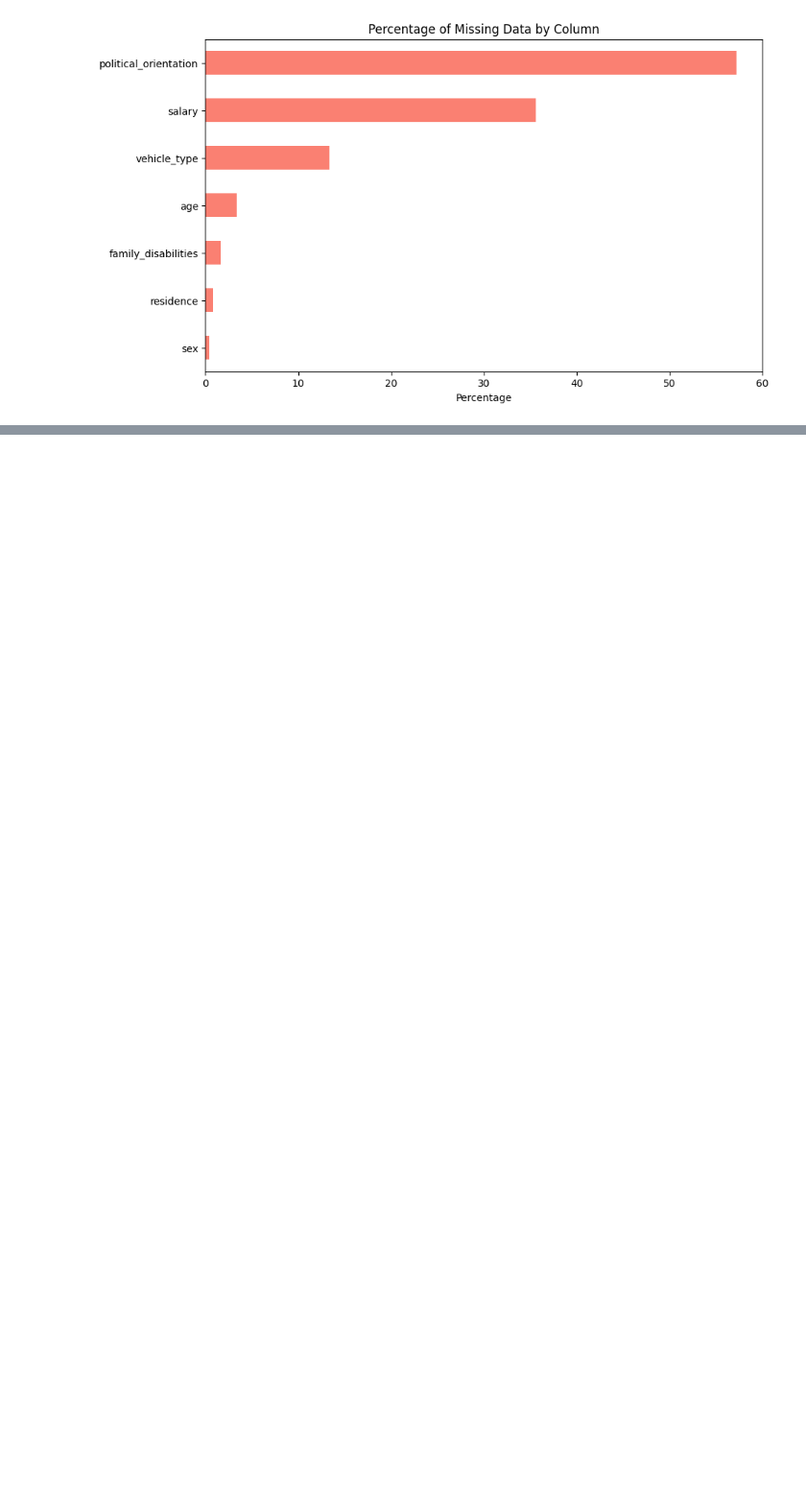
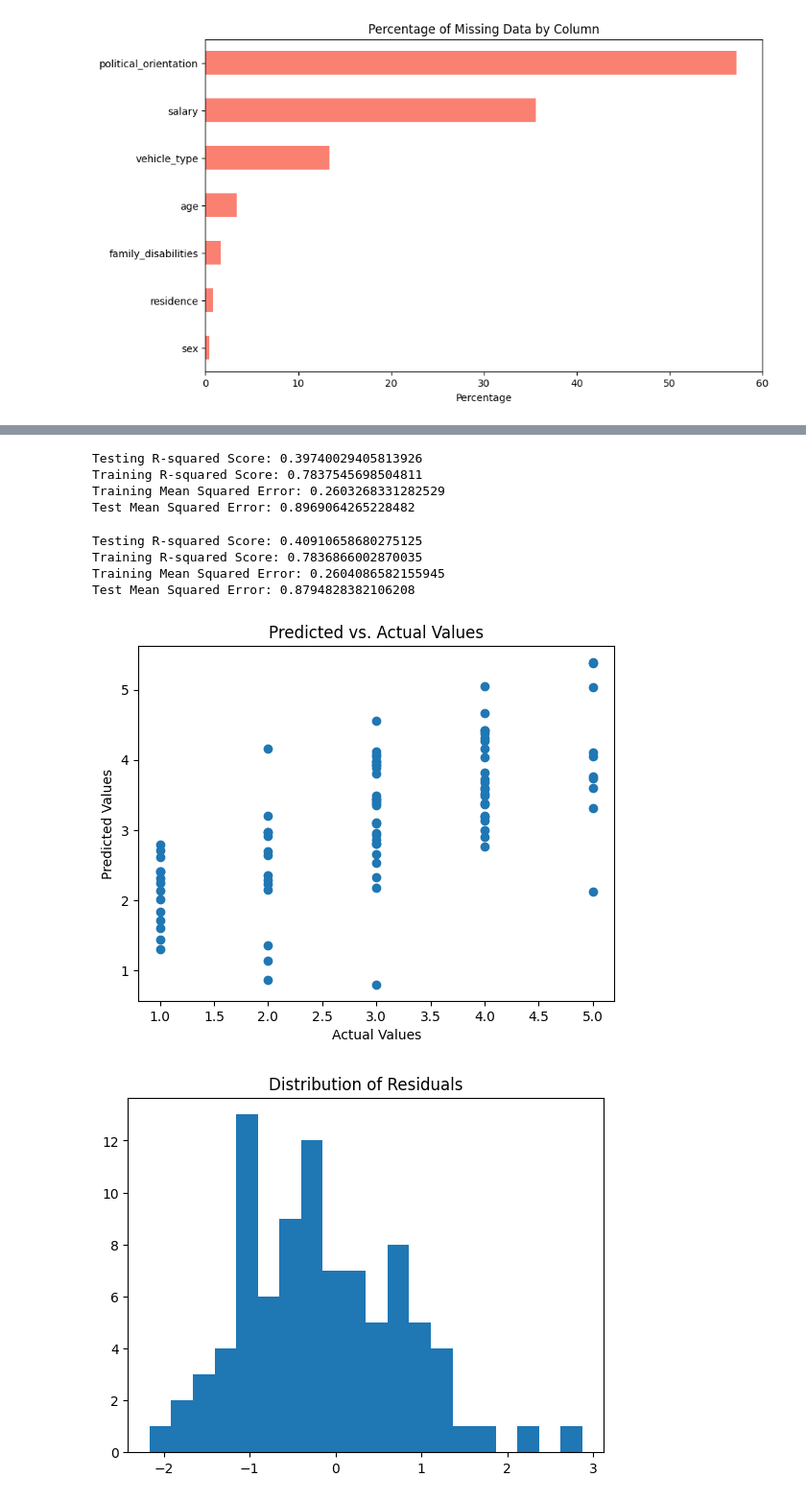
Before and after one commit to Flareboltex/CSE151A-Earthquake-ML-Project, a Jupyter notebook: CSE151A_Earthquake_ML_Project.ipynb, the cells around one changed output, grey strips where cells are left out. Shown at 96% size. Drawn from its saved outputs; the diff is of its cells as text; code cells hidden in the pictures; blank space fills up the shorter version.

```diff
--- a/CSE151A_Earthquake_ML_Project.ipynb
+++ b/CSE151A_Earthquake_ML_Project.ipynb
@@ -76,0 +121,3 @@ plt.show()
+# %%
+dropped_features = ['radio_info', 'TV_info', 'social_media_info', 'newspaper_info', 'municipal_institutions_trust', 'regional_institutions_trust', 'national_institutions_trust', 'INGV_trust', "security", "n_vehicles", "end_of_month"]
+data = data.drop(dropped_features, axis=1)
@@ -76,0 +189,2 @@ plt.show()
+# %%
+cleaned_df = cleaned_df.dropna(subset=['sex', 'age', 'family_disabilities'])
@@ -76,0 +206,72 @@ plt.show()
+# %%
+x = cleaned_df.drop(columns=['fear',  'anxiety'], axis=1)
+y = cleaned_df['fear']
+
+X_train, X_test, y_train, y_test = train_test_split(x, y, test_size=0.2, random_state=42)
+
+model = LinearRegression()
+model.fit(X_train, y_train)
+
+y_pred = model.predict(X_test)
+
+r2_score = model.score(X_test, y_test)
+print(f'Testing R-squared Score: {r2_score}')
+
+r2_score = model.score(X_train, y_train)
+print(f'Training R-squared Score: {r2_score}')
+
+training_mse = ((model.predict(X_train) - y_train) ** 2).mean()
+print(f'Training Mean Squared Error: {training_mse}')
+
+test_mse = ((model.predict(X_test) - y_test) ** 2).mean()
+print(f'Test Mean Squared Error: {test_mse}')
+# %% [output]
+Testing R-squared Score: 0.39740029405813926
+Training R-squared Score: 0.7837545698504811
+Training Mean Squared Error: 0.2603268331282529
+Test Mean Squared Error: 0.8969064265228482
+# %%
+scaler = StandardScaler()
+X_train_scaled = scaler.fit_transform(X_train)
+X_test_scaled = scaler.transform(X_test)
+
+ridge_model = Ridge(alpha=1.0)
+ridge_model.fit(X_train_scaled, y_train)
+
+y_pred = ridge_model.predict(X_test_scaled)
+
+r2_score = ridge_model.score(X_test_scaled, y_test)
+print(f'Testing R-squared Score: {r2_score}')
+
+r2_score = ridge_model.score(X_train_scaled, y_train)
+print(f'Training R-squared Score: {r2_score}')
+
+training_mse = ((ridge_model.predict(X_train_scaled) - y_train) ** 2).mean()
+print(f'Training Mean Squared Error: {training_mse}')
+
+test_mse = ((ridge_model.predict(X_test_scaled) - y_test) ** 2).mean()
+print(f'Test Mean Squared Error: {test_mse}')
+# %% [output]
+Testing R-squared Score: 0.40910658680275125
+Training R-squared Score: 0.7836866002870035
+Training Mean Squared Error: 0.2604086582155945
+Test Mean Squared Error: 0.8794828382106208
+# %%
+import matplotlib.pyplot as plt
+import numpy as np
+
+# Scatter plot: Predicted vs. Actual
+plt.scatter(y_test, y_pred)
+plt.xlabel("Actual Values")
+plt.ylabel("Predicted Values")
+plt.title("Predicted vs. Actual Values")
+plt.show()
+
+# Residual plot
+residuals = y_test - y_pred
+plt.hist(residuals, bins=20)
+plt.title("Distribution of Residuals")
+plt.show()
+# %% [output]
+[figure, added]
+[figure, added]
```
Also changed, not shown: parts of 13 cells of this notebook.
